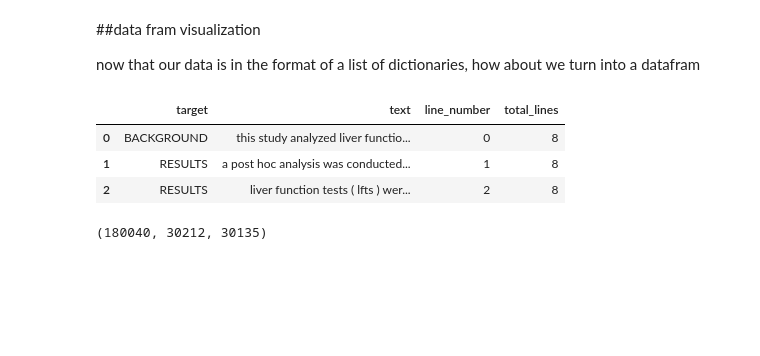
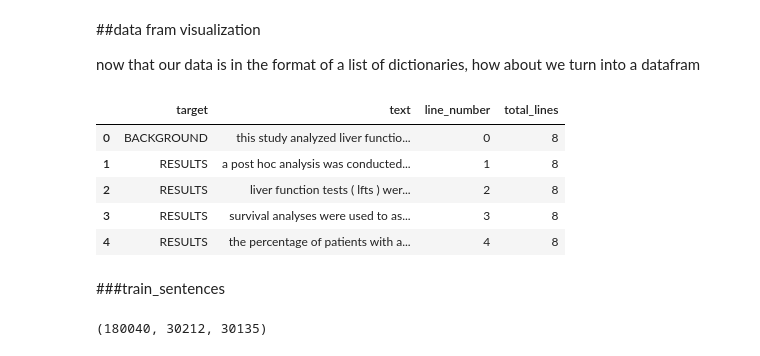
Before and after one commit to itspopoy57/Machinelearning, a Jupyter notebook: SkimLit.ipynb, the cells around one changed output. Cells and saved outputs as stored; diff of their text form; code cells hidden in the pictures; blank space fills up the shorter version.

```diff
--- a/SkimLit.ipynb
+++ b/SkimLit.ipynb
@@ -161,17 +163,21 @@ now that our data is in the format of a list of dictionaries, how about we turn
 # %%
 import pandas as pd
 train_df = pd.DataFrame(train_samples)
 val_df = pd.DataFrame(val_samples)
 test_df = pd.DataFrame(test_samples)
 train_df.head(14)
-test_df.head(3)
+test_df.head(5)
 
 ### so basically the def earlier is just making this thing a dataframe
 # %% [output]
 |  | target | text | line_number | total_lines |
 | 0 | BACKGROUND | this study analyzed liver functio... | 0 | 8 |
 | 1 | RESULTS | a post hoc analysis was conducted... | 1 | 8 |
 | 2 | RESULTS | liver function tests ( lfts ) wer... | 2 | 8 |
+| 3 | RESULTS | survival analyses were used to as... | 3 | 8 |
+| 4 | RESULTS | the percentage of patients with a... | 4 | 8 |
+# %% [markdown]
+###train_sentences
 # %%
 
 # Convert abstract text lines into lists
```
Also changed, not shown: parts of 53 cells of this notebook.
